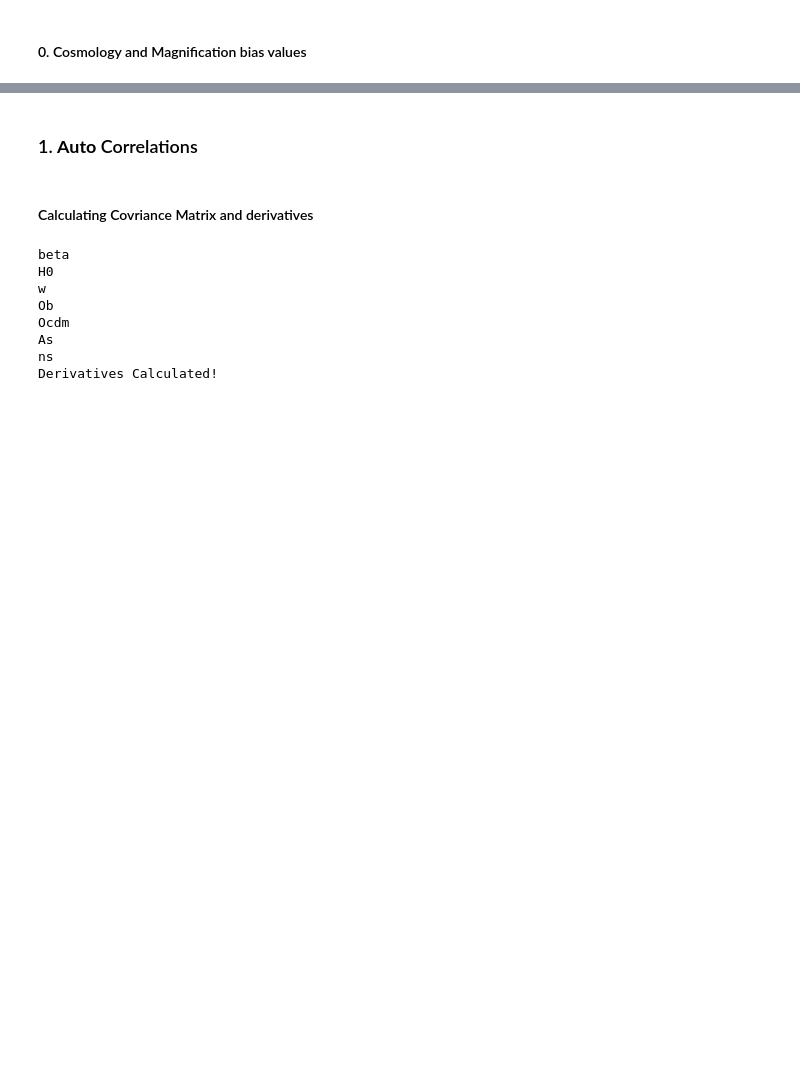
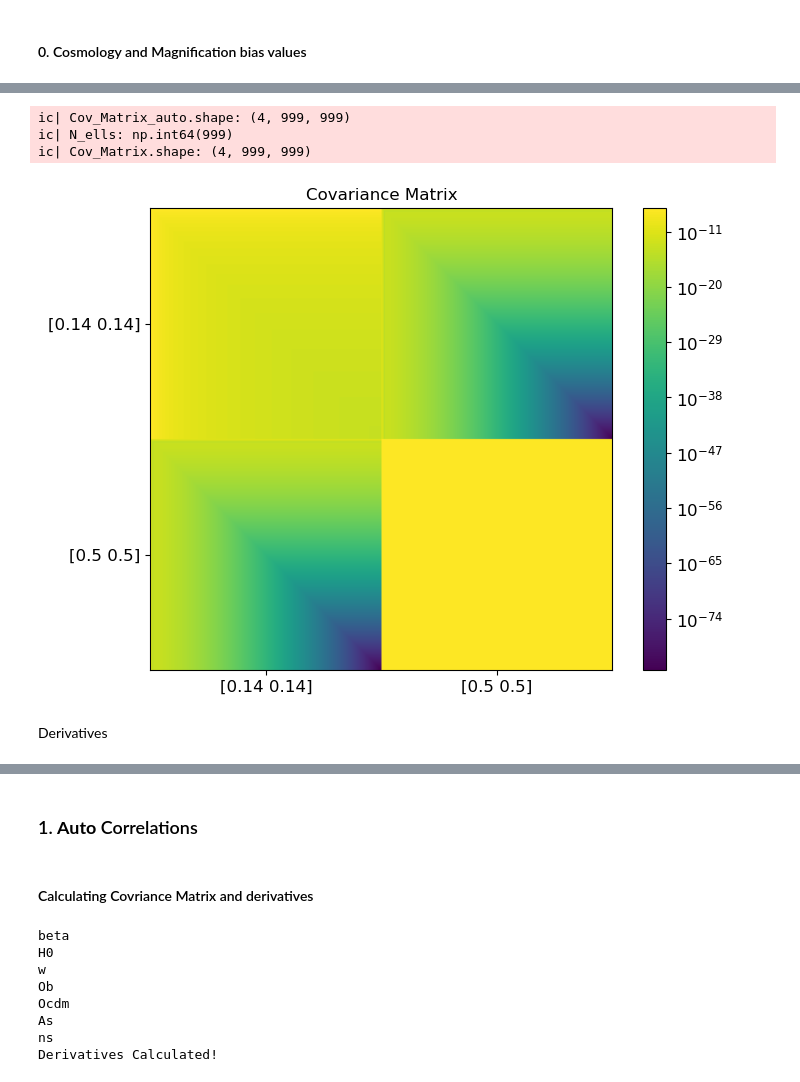
Before and after one commit to GreenTS27/Photo_Surveys-HI_IM-Fisher_Matrix, a Jupyter notebook: Fisher_Matrix_C_ell_vs_w_t.ipynb, the cells around one changed output, grey strips where cells are left out. Cells and saved outputs as stored; diff of their text form; code cells hidden in the pictures; blank space fills up the shorter version.

```diff
--- a/Fisher_Matrix_C_ell_vs_w_t.ipynb
+++ b/Fisher_Matrix_C_ell_vs_w_t.ipynb
@@ -604,16 +606,23 @@ pars.InitPower.set_params(As=dic_cosmology["A_s"], ns=dic_cosmology["n_s"])
 
 # Magnification bias values, s(z)
 dic_mag_bias = {}
-z_count = 0
-for key in (dic_Cosm_param.keys()):
-    if dic_Cosm_param[key][0] == "mag_bias":
-        dic_mag_bias[arr_z_central[z_count]] = dic_Cosm_param[key][1]
-        z_count+=1
-if dic_mag_bias == {} and Survey_Gal=="Euclid":
-    for z_c in arr_z_central:
-        dic_mag_bias[z_c] = mag_bias_Euclid(z_c)
-elif dic_mag_bias == {} and Survey_Gal=="DES":
-    for z_c in arr_z_central:
-        dic_mag_bias[z_c] = mag_bias_DES(z_c)
+if Survey_Gal=="Euclid" and Survey_HI=="Meerkat":
+    for i, z_c in enumerate(arr_z_central):
+        if i < N_bins_Gal:
+            dic_mag_bias[z_c] = mag_bias_Euclid(z_c)
+        else:
+            dic_mag_bias[z_c] = 2/5
+
+# z_count = 0
+# for key in (dic_Cosm_param.keys()):
+#     if dic_Cosm_param[key][0] == "mag_bias":
+#         dic_mag_bias[arr_z_central[z_count]] = dic_Cosm_param[key][1]
+#         z_count+=1
+# if dic_mag_bias == {} and Survey_Gal=="Euclid":
+#     for z_c in arr_z_central:
+#         dic_mag_bias[z_c] = mag_bias_Euclid(z_c)
+# elif dic_mag_bias == {} and Survey_Gal=="DES":
+#     for z_c in arr_z_central:
+#         dic_mag_bias[z_c] = mag_bias_DES(z_c)
 ic(dic_mag_bias)
 # %% [output]
@@ -780,0 +938,23 @@ ic| bin_z_Cl: array([2, 2, 5, 5])
+# %%
+Sa=5000
+#Sa=1500
+Omega_surv=Sa*(np.pi/180)**2
+t10k=1300
+tobs=t10k*Sa/10000
+N_dishes=60
+
+Cov_Matrix_auto = Fisher_CovM_HI_Gal(Data_arr_zs_auto, arr_zs, arr_z_central, dic_Window, full_l_min, full_l_max,
+                              dic_mag_bias, C_ells_CAMB_HI,
+                              S_area=Omega_surv, N_dishes=N_dishes, time_total=tobs,
+                              bias_func_Gal=gal_bias_Euclid, N_bins_Gal=N_bins_Gal, bias_func_HI=gal_bias_HI,
+                              pars_CAMB=pars)
+
+ic(Cov_Matrix_auto.shape)
+Visualizing_Cov_Matrix(Data_arr_zs_auto, l_min, l_max, Cov_Matrix_auto)
+# %% [output]
+ic| Cov_Matrix_auto.shape: (4, 999, 999)
+ic| N_ells: np.int64(999)
+ic| Cov_Matrix.shape: (4, 999, 999)
+[figure, added]
+# %% [markdown]
+Derivatives
```
Also changed, not shown: parts of 21 cells of this notebook.
